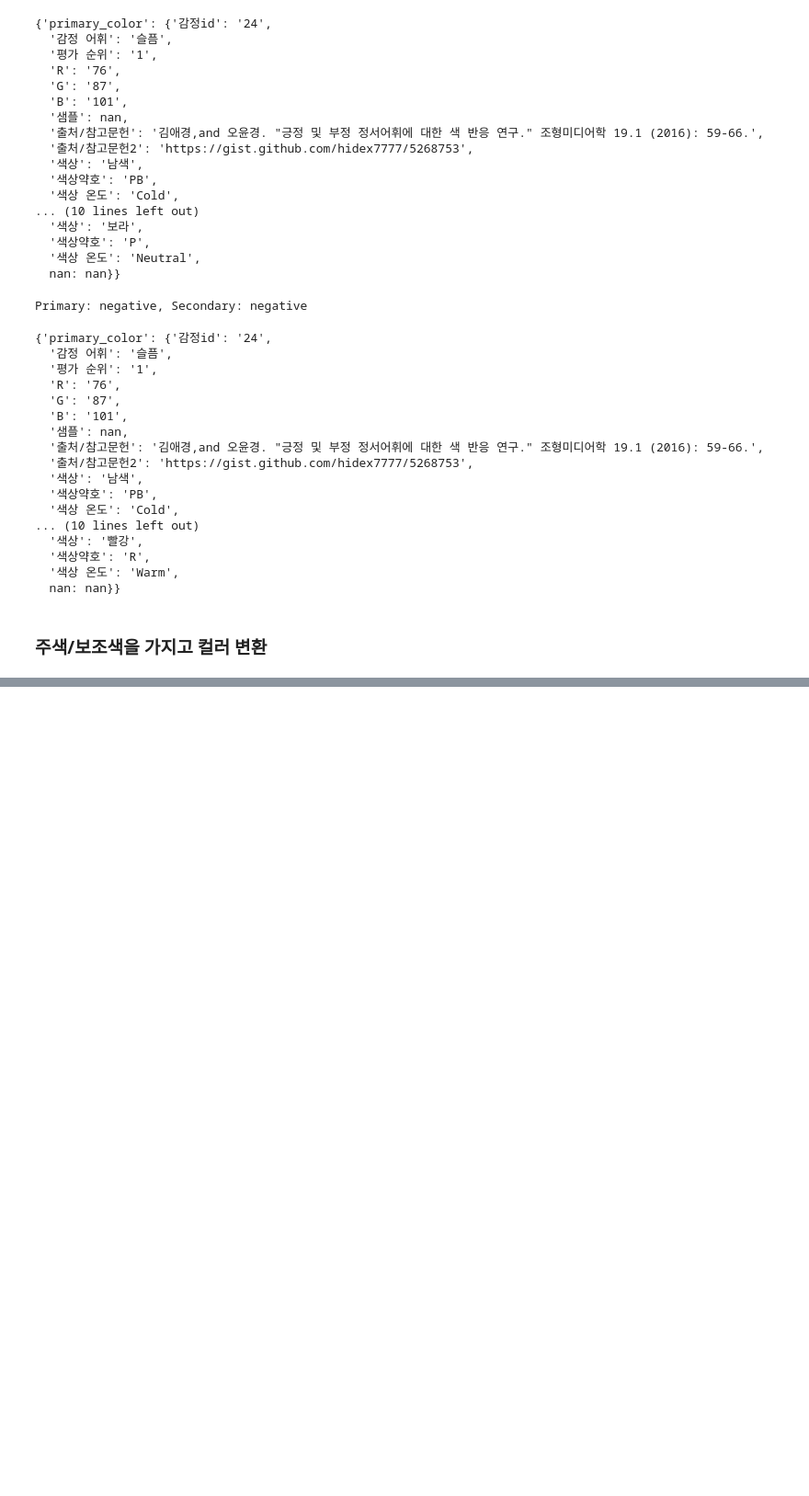
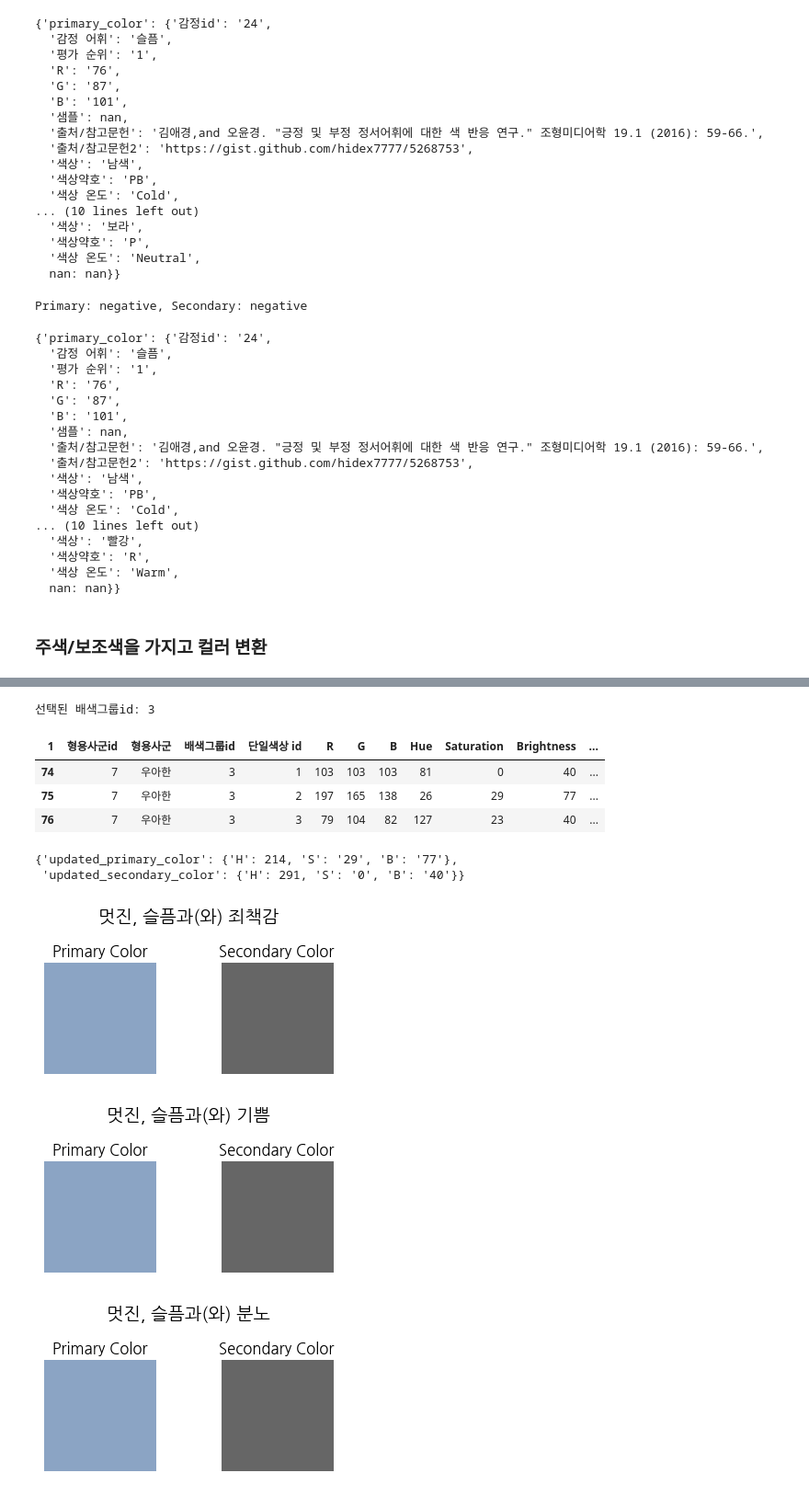
Before and after one commit to poet-developer/ProjKCoED, a Jupyter notebook: KcoED.ipynb, the cells around one changed output, grey strips where cells are left out. Shown at 92% size. Saved outputs shown, nothing was run; the diff lists cells and outputs as text; code cells hidden in the pictures; blank space fills up the shorter version.

Commit message:
emotion adjective color mapping function fin.

```diff
--- a/KcoED.ipynb
+++ b/KcoED.ipynb
@@ -394,0 +464,24 @@ processed_secondary_color = rgb_to_hsb(colors['secondary_color'])
+# %%
+IRI_colors_df = df_IRI_colors[df_IRI_colors['형용사군'] == group_name]
+# '배색그룹id' 컬럼에서 고유값만 추출
+palette_ids = IRI_colors_df['배색그룹id'].dropna().unique()
+
+# 랜덤 선택
+if len(palette_ids) > 0:
+    chosen_palette_id = random.choice(palette_ids)
+    print(f"선택된 배색그룹id: {chosen_palette_id}")
+else:
+    chosen_palette_id = None
+    print("배색그룹id가 존재하지 않습니다.")
+
+# chosen_palette_id에 해당하는 행만 추출
+palette_df = IRI_colors_df[IRI_colors_df['배색그룹id'] == chosen_palette_id]
+# %% [output]
+선택된 배색그룹id: 3
+# %%
+palette_df
+# %% [output]
+| 1 | 형용사군id | 형용사군 | 배색그룹id | 단일색상 id | R | G | B | Hue | Saturation | Brightness | ... |
+| 74 | 7 | 우아한 | 3 | 1 | 103 | 103 | 103 | 81 | 0 | 40 | ... |
+| 75 | 7 | 우아한 | 3 | 2 | 197 | 165 | 138 | 26 | 29 | 77 | ... |
+| 76 | 7 | 우아한 | 3 | 3 | 79 | 104 | 82 | 127 | 23 | 40 | ... |
@@ -394,0 +526,2 @@ processed_secondary_color = rgb_to_hsb(colors['secondary_color'])
+# %%
+palette_result = get_palette_dicts(palette_df)
@@ -394,0 +542,9 @@ processed_secondary_color = rgb_to_hsb(colors['secondary_color'])
+# %%
+updated_colors1 = update_saturation_brightness(processed_primary_color1, processed_secondary_color1, palette_result)
+updated_colors2 = update_saturation_brightness(processed_primary_color2, processed_secondary_color2, palette_result)
+updated_colors3 = update_saturation_brightness(processed_primary_color3, processed_secondary_color3, palette_result)
+# %%
+updated_colors1
+# %% [output]
+{'updated_primary_color': {'H': 214, 'S': '29', 'B': '77'},
+ 'updated_secondary_color': {'H': 291, 'S': '0', 'B': '40'}}
@@ -394,0 +553,40 @@ processed_secondary_color = rgb_to_hsb(colors['secondary_color'])
+# %%
+def hsb_to_rgb_tuple(hsb):
+    h = int(hsb['H']) / 360
+    s = int(hsb['S']) / 100
+    v = int(hsb['B']) / 100
+    r, g, b = colorsys.hsv_to_rgb(h, s, v)
+    return (r, g, b)  # matplotlib uses 0-1 float RGB
+# %%
+def emotion_to_colors(top_emotions, color_results):
+# RGB 변환
+    rgb1 = hsb_to_rgb_tuple(color_results['updated_primary_color'])
+    rgb2 = hsb_to_rgb_tuple(color_results['updated_secondary_color'])
+
+    # 시각화
+    fig, ax = plt.subplots(1, 2, figsize=(4, 2))
+    ax[0].imshow([[rgb1]])
+    ax[0].set_title("Primary Color")
+    ax[0].axis('off')
+
+    ax[1].imshow([[rgb2]])
+    ax[1].set_title("Secondary Color")
+    ax[1].axis('off')
+
+    # 한글 폰트 설정
+    plt.rcParams['font.family'] = 'NanumGothic'
+
+    # 경고 방지
+    plt.rcParams['axes.unicode_minus'] = False
+
+    plt.suptitle(f"{top_emotions[2]}, {top_emotions[0]}과(와) {top_emotions[1]}", fontsize=14)
+    plt.tight_layout()
+    plt.show()
+# %%
+emotion_to_colors(top_emotions_similar, updated_colors1)
+emotion_to_colors(top_emotions_contrast, updated_colors2)
+emotion_to_colors(top_emotions_similaremotion_contrastcolor, updated_colors3)
+# %% [output]
+[figure, added]
+[figure, added]
+[figure, added]
```
Also changed, not shown: parts of 17 cells of this notebook.
